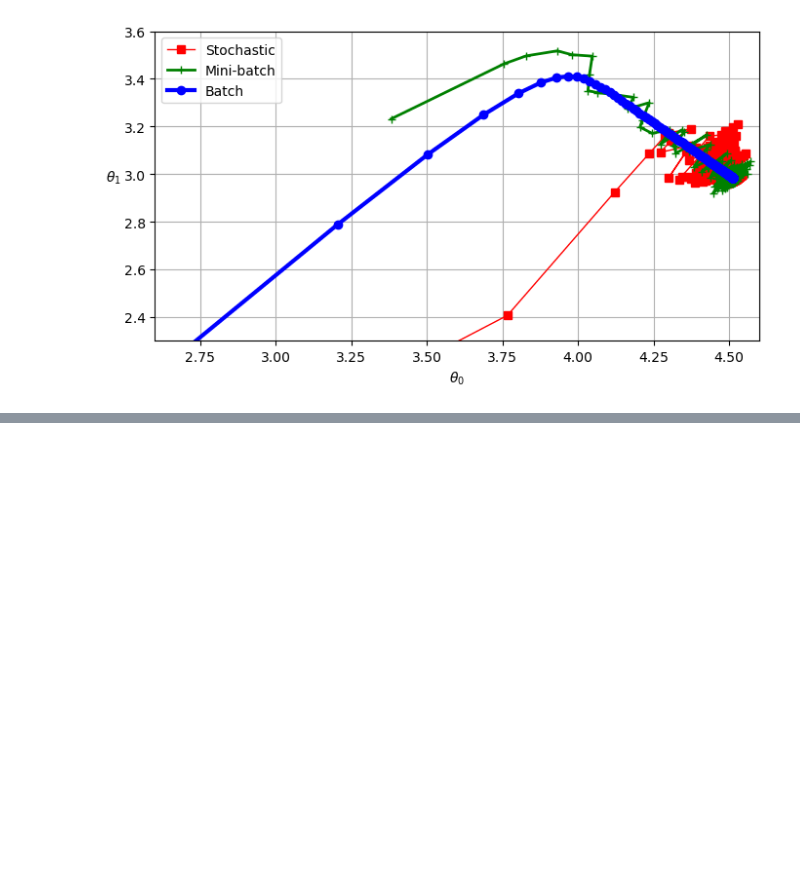
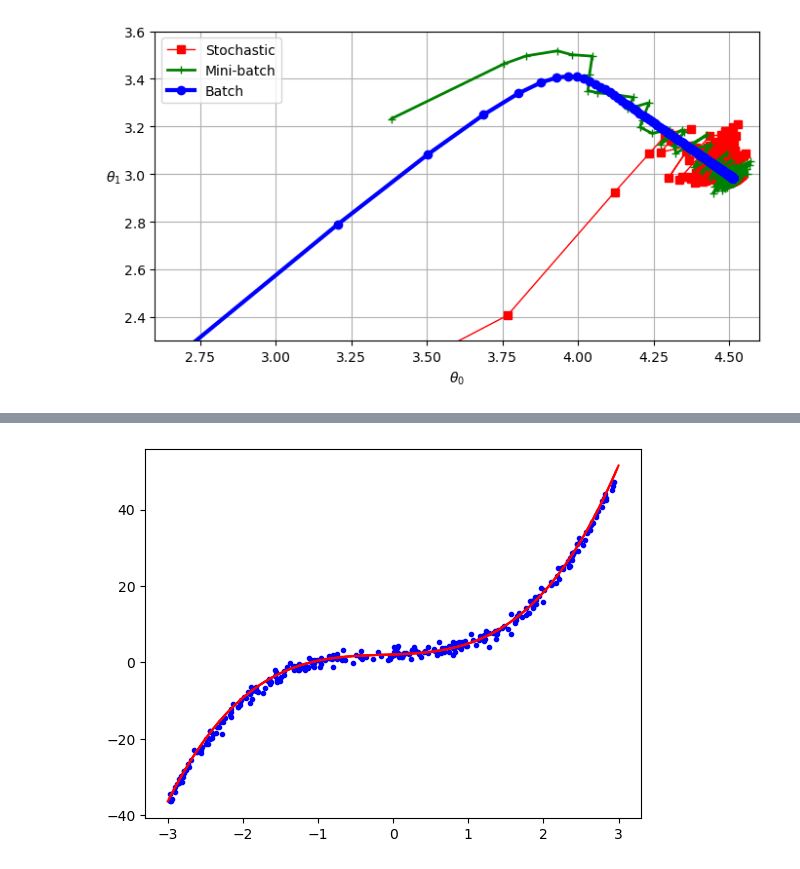
Before and after one commit to Raichi1/Hands-On-Machine-Learning-3rd-Edition, a Jupyter notebook: Chapter-4_Training-Models/code/code.ipynb, the cells around one changed output, grey strips where cells are left out. Saved outputs shown, nothing was run; the diff lists cells and outputs as text; code cells hidden in the pictures; blank space fills up the shorter version.

```diff
--- a/Chapter-4_Training-Models/code/code.ipynb
+++ b/Chapter-4_Training-Models/code/code.ipynb
@@ -286,0 +360,3 @@ plt.show()
+# %%
+poly_features = PolynomialFeatures(degree = 3, include_bias = False)
+X_poly = poly_features.fit_transform(X1)
@@ -286,0 +368,11 @@ plt.show()
+# %%
+X_new = np.linspace(-3, 3, 300).reshape(100, 3)
+X_new_poly = poly_features.transform(X_new)
+y_new = lin_reg.predict(X_new_poly)
+
+plt.plot(X1, y, "b.")
+plt.plot(X_new, y_new, "r-")
+
+plt.show()
+# %% [output]
+[figure, added]
```
Also changed, not shown: parts of 12 cells of this notebook, 1 other file.
